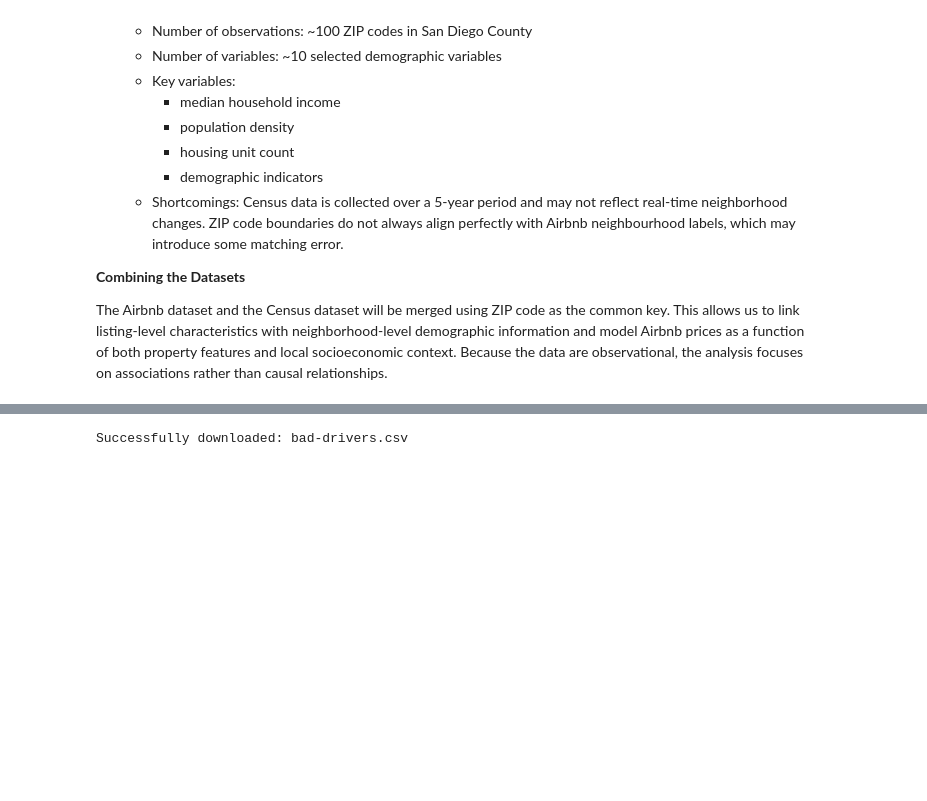
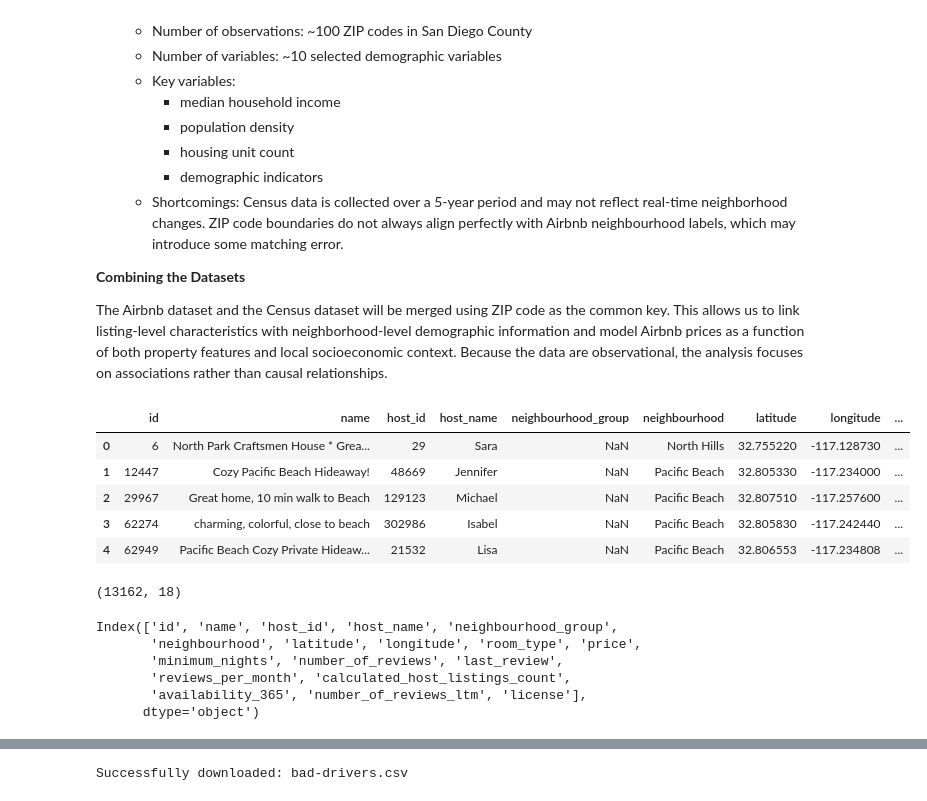
Before and after one commit to COGS108/Group082_WI26, a Jupyter notebook: 01-DataCheckpoint.ipynb, the cells around one changed output, grey strips where cells are left out. Drawn from its saved outputs; the diff is of its cells as text; code cells hidden in the pictures; blank space fills up the shorter version.

```diff
--- a/01-DataCheckpoint.ipynb
+++ b/01-DataCheckpoint.ipynb
@@ -111,3 +111,28 @@ causal relationships.
 
 %load_ext autoreload
 %autoreload 2
+# %%
+import pandas as pd
+
+listings = pd.read_csv("data/00-raw/listings.csv")
+listings.head()
+# %% [output]
+|  | id | name | host_id | host_name | neighbourhood_group | neighbourhood | latitude | longitude | ... |
+| 0 | 6 | North Park Craftsmen House * Grea... | 29 | Sara | NaN | North Hills | 32.755220 | -117.128730 | ... |
+| 1 | 12447 | Cozy Pacific Beach Hideaway! | 48669 | Jennifer | NaN | Pacific Beach | 32.805330 | -117.234000 | ... |
+| 2 | 29967 | Great home, 10 min walk to Beach | 129123 | Michael | NaN | Pacific Beach | 32.807510 | -117.257600 | ... |
+| 3 | 62274 | charming, colorful, close to beach | 302986 | Isabel | NaN | Pacific Beach | 32.805830 | -117.242440 | ... |
+| 4 | 62949 | Pacific Beach Cozy Private Hideaw... | 21532 | Lisa | NaN | Pacific Beach | 32.806553 | -117.234808 | ... |
+# %%
+listings.shape
+# %% [output]
+(13162, 18)
+# %%
+listings.columns
+# %% [output]
+Index(['id', 'name', 'host_id', 'host_name', 'neighbourhood_group',
+       'neighbourhood', 'latitude', 'longitude', 'room_type', 'price',
+       'minimum_nights', 'number_of_reviews', 'last_review',
+       'reviews_per_month', 'calculated_host_listings_count',
+       'availability_365', 'number_of_reviews_ltm', 'license'],
+      dtype='object')
```
Also changed, not shown: parts of 3 cells of this notebook.
